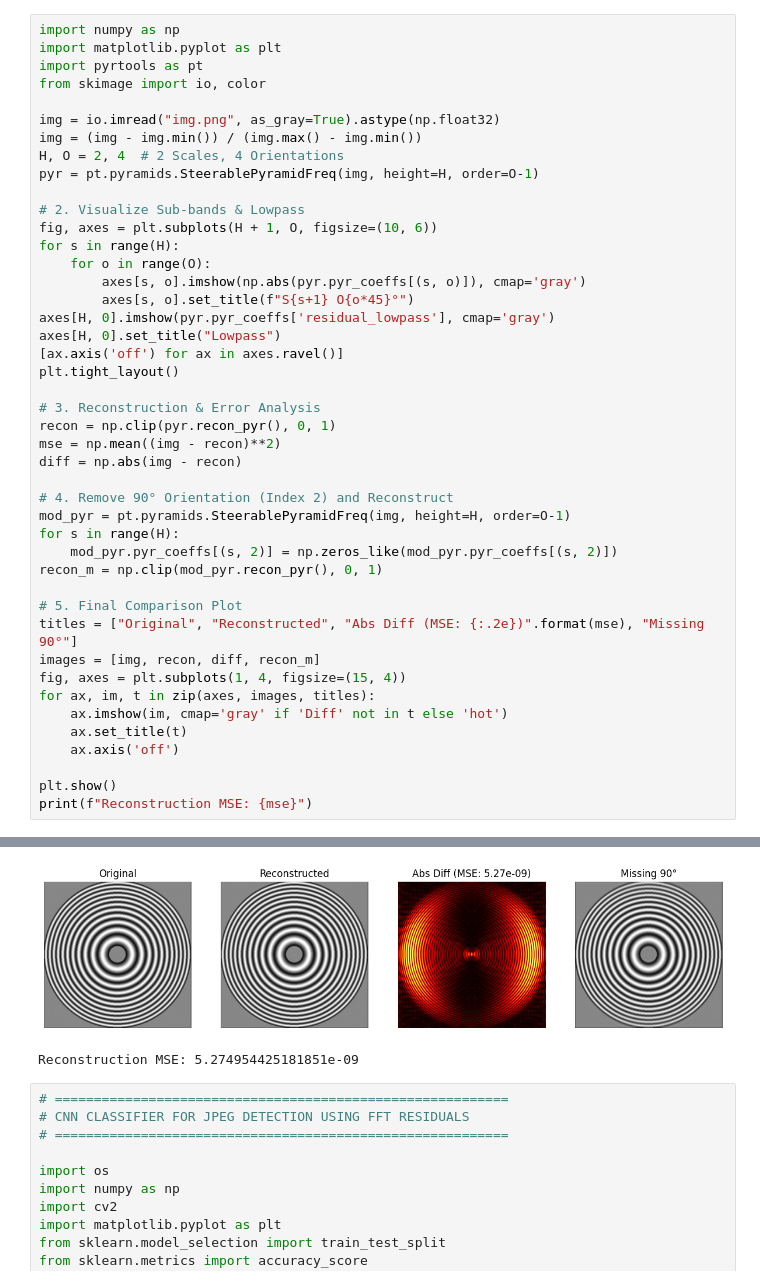
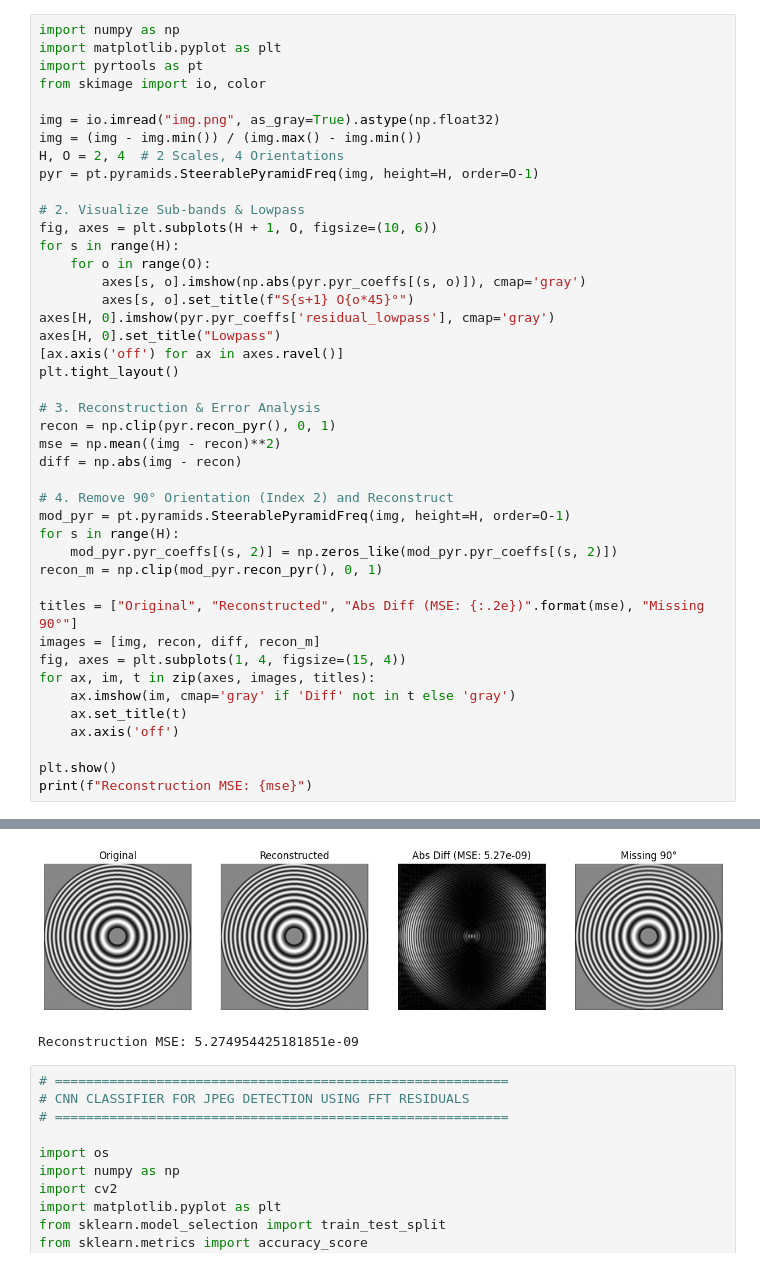
Before and after one commit to Hashir-Ashraf-Awan/Computer-Vision, a Jupyter notebook: LAB/lab05/q1.ipynb, the cells around one changed output, grey strips where cells are left out. Drawn from its saved outputs; the diff is of its cells as text.

```diff
--- a/LAB/lab05/q1.ipynb
+++ b/LAB/lab05/q1.ipynb
@@ -15,36 +15,35 @@ for s in range(H):
     for o in range(O):
         axes[s, o].imshow(np.abs(pyr.pyr_coeffs[(s, o)]), cmap='gray')
         axes[s, o].set_title(f"S{s+1} O{o*45}°")
 axes[H, 0].imshow(pyr.pyr_coeffs['residual_lowpass'], cmap='gray')
 axes[H, 0].set_title("Lowpass")
 [ax.axis('off') for ax in axes.ravel()]
 plt.tight_layout()
 
 # 3. Reconstruction & Error Analysis
 recon = np.clip(pyr.recon_pyr(), 0, 1)
 mse = np.mean((img - recon)**2)
 diff = np.abs(img - recon)
 
 # 4. Remove 90° Orientation (Index 2) and Reconstruct
 mod_pyr = pt.pyramids.SteerablePyramidFreq(img, height=H, order=O-1)
 for s in range(H):
     mod_pyr.pyr_coeffs[(s, 2)] = np.zeros_like(mod_pyr.pyr_coeffs[(s, 2)])
 recon_m = np.clip(mod_pyr.recon_pyr(), 0, 1)
 
-# 5. Final Comparison Plot
 titles = ["Original", "Reconstructed", "Abs Diff (MSE: {:.2e})".format(mse), "Missing 90°"]
 images = [img, recon, diff, recon_m]
 fig, axes = plt.subplots(1, 4, figsize=(15, 4))
 for ax, im, t in zip(axes, images, titles):
-    ax.imshow(im, cmap='gray' if 'Diff' not in t else 'hot')
+    ax.imshow(im, cmap='gray' if 'Diff' not in t else 'gray')
     ax.set_title(t)
     ax.axis('off')
 
 plt.show()
 print(f"Reconstruction MSE: {mse}")
 # %% [output]
 [figure]
-[figure, old version]
+[figure, new version]
 Reconstruction MSE: 5.274954425181851e-09
 # %%
 # ==========================================================
```
Also changed, not shown: 11 other files.
